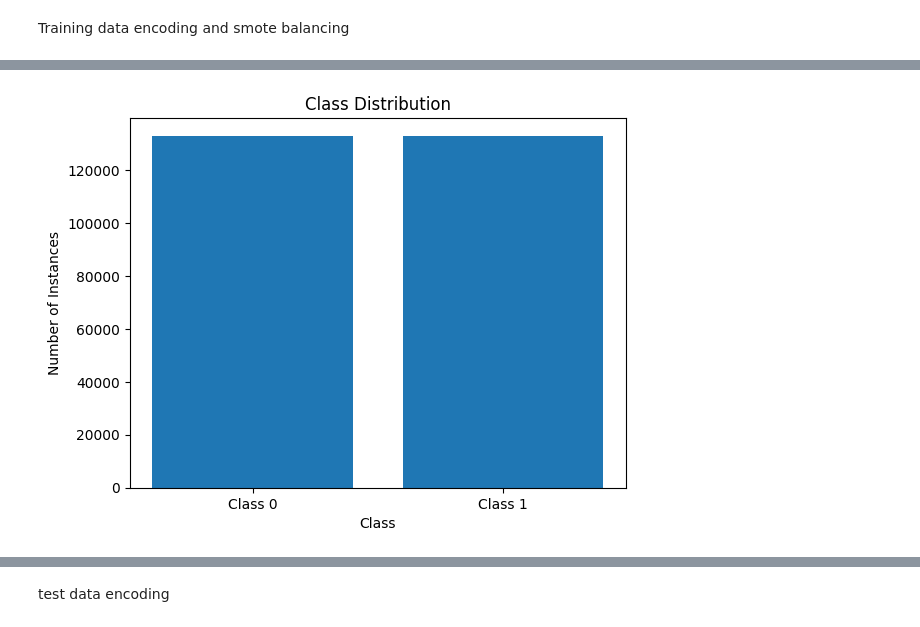
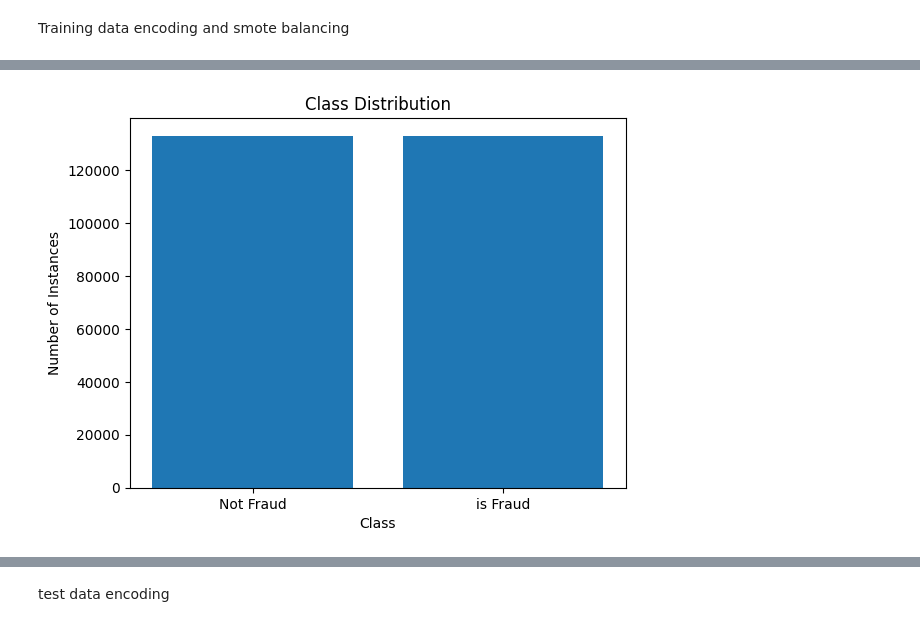
Before and after one commit to karysutariya/Fraud-Detection, a Jupyter notebook: databalancing.ipynb, the cells around one changed output, grey strips where cells are left out. Cells and saved outputs as stored; diff of their text form; code cells hidden in the pictures.

Commit message:
Added visualizations

```diff
--- a/databalancing.ipynb
+++ b/databalancing.ipynb
@@ -40,16 +47,15 @@ sm = SMOTE(random_state=42)
 # %%
 X_sm, y_sm = sm.fit_resample(X_train, y_train)
 # %%
-import matplotlib.pyplot as plt
-import numpy as np
 
-class_counts = np.bincount(y_sm)
 
-plt.bar(range(len(class_counts)), class_counts)
-plt.xticks(range(len(class_counts)), ['Class 0', 'Class 1'])
+class_counts_after = np.bincount(y_sm)
+
+plt.bar(range(len(class_counts_after)), class_counts_after)
+plt.xticks(range(len(class_counts_after)), ['Not Fraud', 'is Fraud'])
 plt.xlabel('Class')
 plt.ylabel('Number of Instances')
 plt.title('Class Distribution')
 plt.show()
 # %% [output]
-[figure, old version]
+[figure, new version]
```
Also changed, not shown: parts of 7 cells of this notebook.
